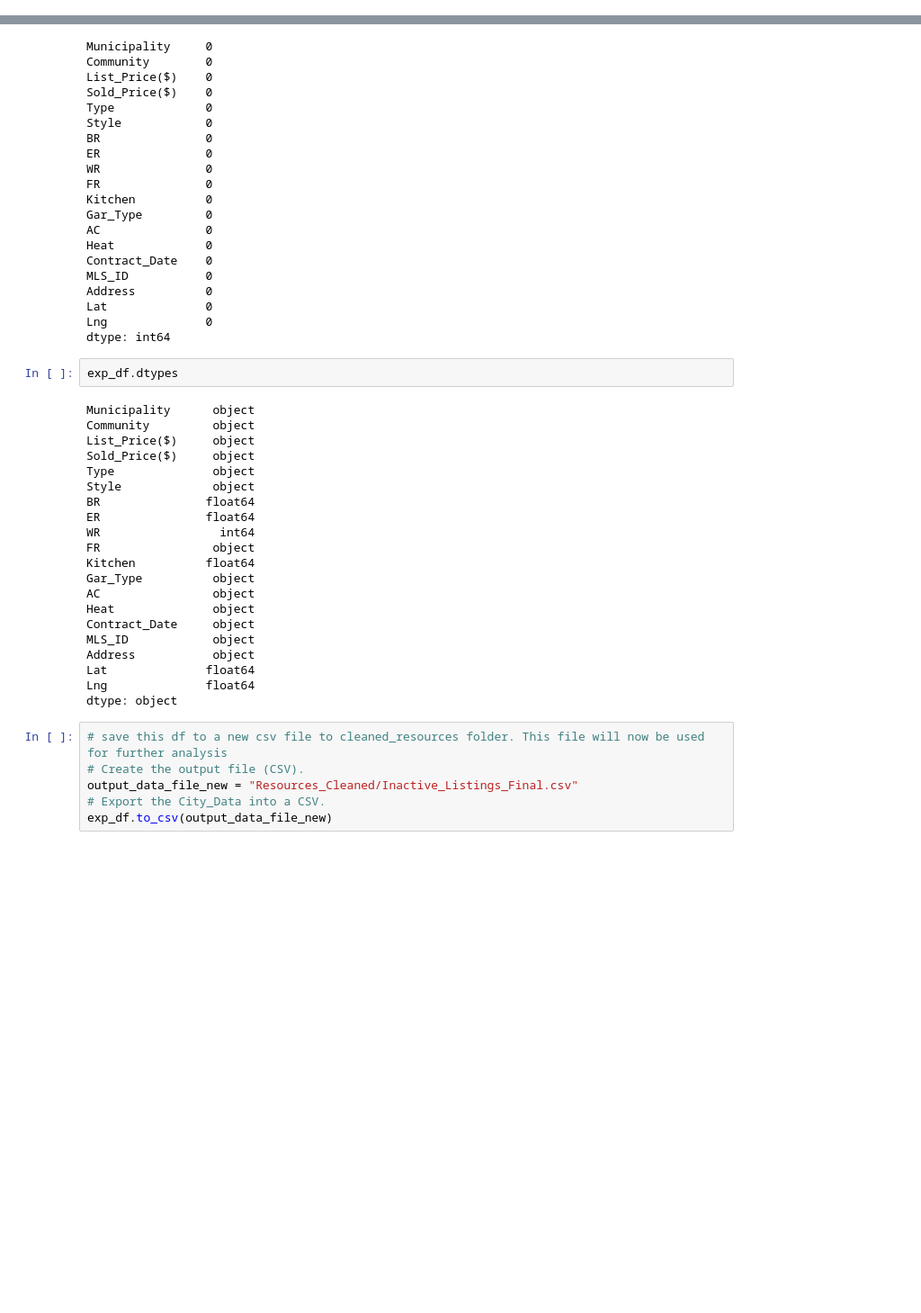
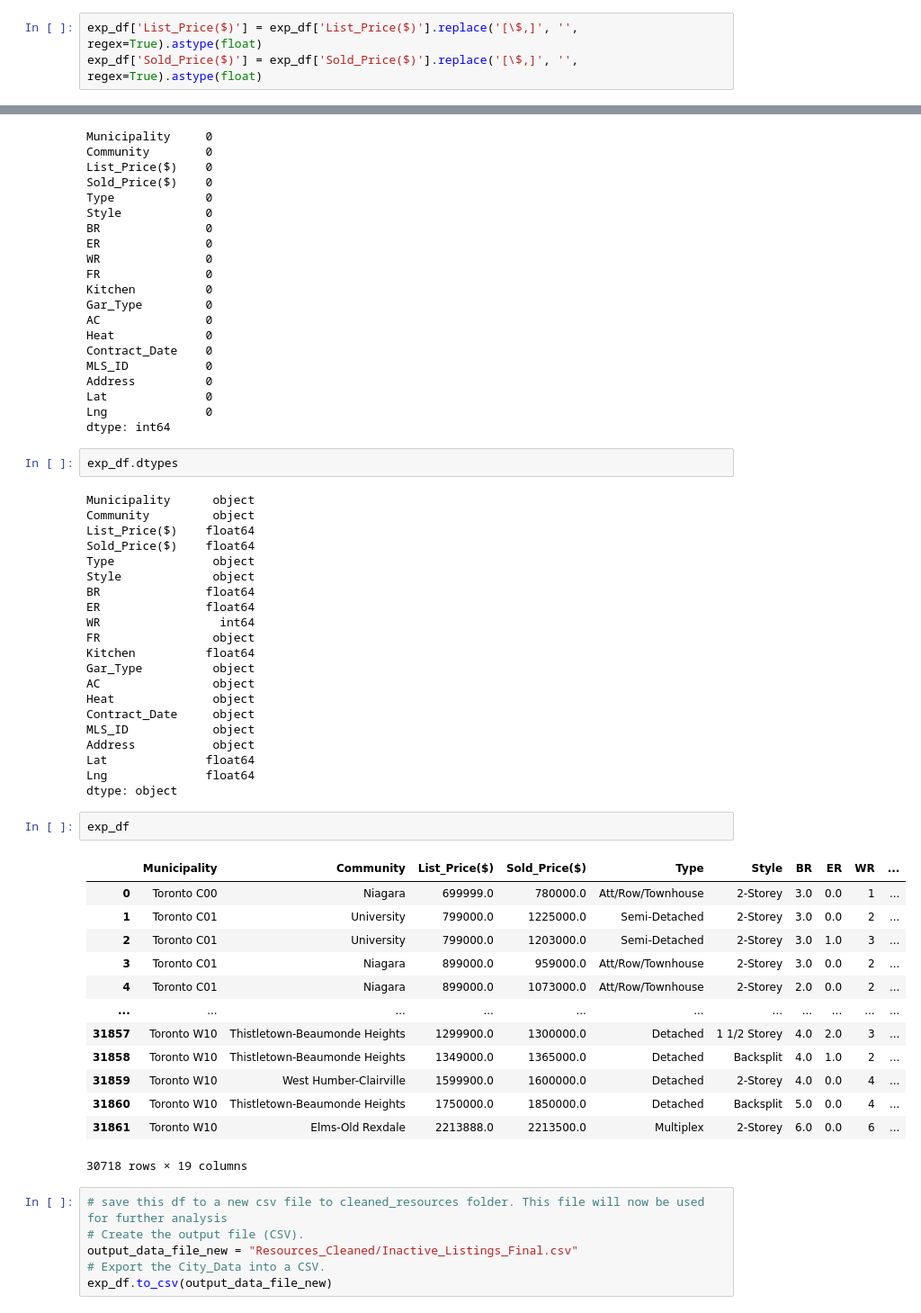
Before and after one commit to Realestate-Module-Predictions/Real_estate, a Jupyter notebook: Cleaning_Dataset.ipynb, the cells around one changed output, grey strips where cells are left out. Shown at 90% size. Cells and saved outputs as stored; diff of their text form; blank space fills up the shorter version.

```diff
--- a/Cleaning_Dataset.ipynb
+++ b/Cleaning_Dataset.ipynb
@@ -421,3 +421,6 @@ exp_df
 | 31860 | Toronto W10 | Thistletown-Beaumonde Heights | $1,750,000 | $1,850,000 | Detached | Backsplit | 5.0 | 0.0 | 4 | ... |
 | 31861 | Toronto W10 | Elms-Old Rexdale | $2,213,888 | $2,213,500 | Multiplex | 2-Storey | 6.0 | 0.0 | 6 | ... |
 30718 rows × 19 columns
+# %%
+exp_df['List_Price($)'] = exp_df['List_Price($)'].replace('[\$,]', '', regex=True).astype(float)
+exp_df['Sold_Price($)'] = exp_df['Sold_Price($)'].replace('[\$,]', '', regex=True).astype(float)
@@ -449,8 +462,8 @@ exp_df.dtypes
 # %% [output]
 Municipality      object
 Community         object
-List_Price($)     object
-Sold_Price($)     object
+List_Price($)    float64
+Sold_Price($)    float64
 Type              object
 Style             object
 BR               float64
@@ -467,6 +480,22 @@ Address           object
 Lat              float64
 Lng              float64
 dtype: object
+# %%
+exp_df
+# %% [output]
+|  | Municipality | Community | List_Price($) | Sold_Price($) | Type | Style | BR | ER | WR | ... |
+| 0 | Toronto C00 | Niagara | 699999.0 | 780000.0 | Att/Row/Townhouse | 2-Storey | 3.0 | 0.0 | 1 | ... |
+| 1 | Toronto C01 | University | 799000.0 | 1225000.0 | Semi-Detached | 2-Storey | 3.0 | 0.0 | 2 | ... |
+| 2 | Toronto C01 | University | 799000.0 | 1203000.0 | Semi-Detached | 2-Storey | 3.0 | 1.0 | 3 | ... |
+| 3 | Toronto C01 | Niagara | 899000.0 | 959000.0 | Att/Row/Townhouse | 2-Storey | 3.0 | 0.0 | 2 | ... |
+| 4 | Toronto C01 | Niagara | 899000.0 | 1073000.0 | Att/Row/Townhouse | 2-Storey | 2.0 | 0.0 | 2 | ... |
+| ... | ... | ... | ... | ... | ... | ... | ... | ... | ... | ... |
+| 31857 | Toronto W10 | Thistletown-Beaumonde Heights | 1299900.0 | 1300000.0 | Detached | 1 1/2 Storey | 4.0 | 2.0 | 3 | ... |
+| 31858 | Toronto W10 | Thistletown-Beaumonde Heights | 1349000.0 | 1365000.0 | Detached | Backsplit | 4.0 | 1.0 | 2 | ... |
+| 31859 | Toronto W10 | West Humber-Clairville | 1599900.0 | 1600000.0 | Detached | 2-Storey | 4.0 | 0.0 | 4 | ... |
+| 31860 | Toronto W10 | Thistletown-Beaumonde Heights | 1750000.0 | 1850000.0 | Detached | Backsplit | 5.0 | 0.0 | 4 | ... |
+| 31861 | Toronto W10 | Elms-Old Rexdale | 2213888.0 | 2213500.0 | Multiplex | 2-Storey | 6.0 | 0.0 | 6 | ... |
+30718 rows × 19 columns
 # %%
 # save this df to a new csv file to cleaned_resources folder. This file will now be used for further analysis
 # Create the output file (CSV).
```
Also changed, not shown: parts of 1 cell of this notebook, 1 other file.
